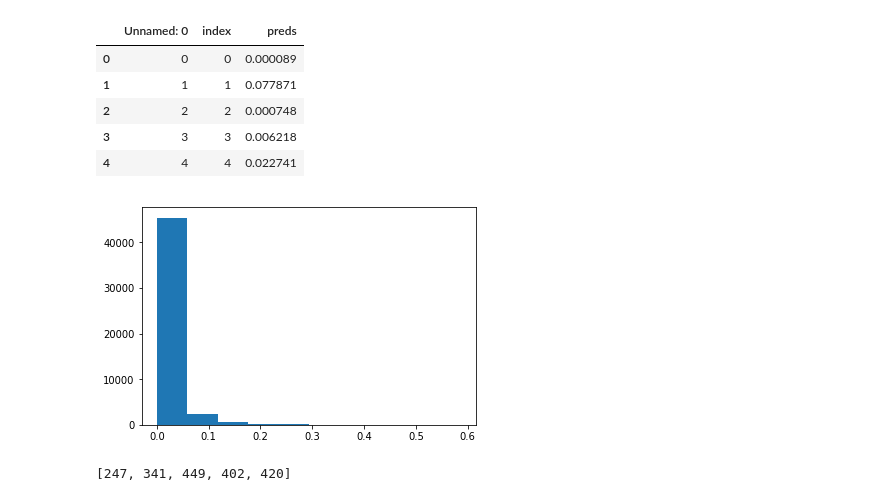
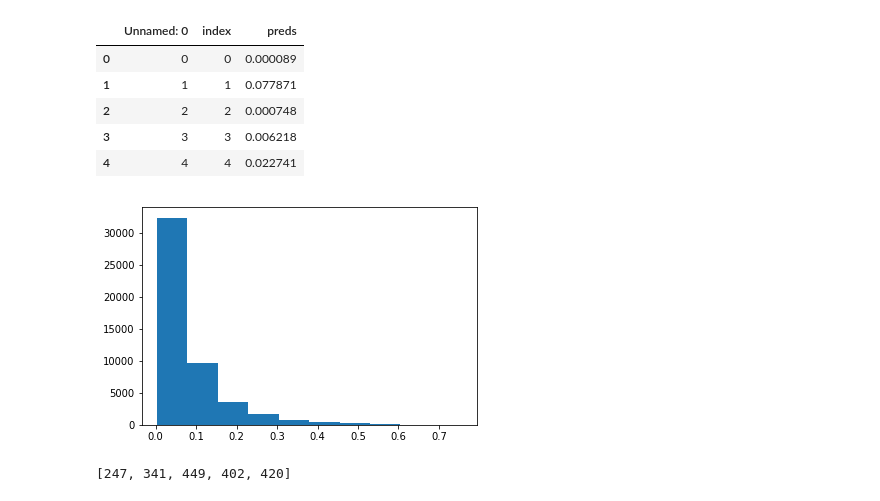
Before and after one commit to afhuertass/kaggle-homecredit, a Jupyter notebook: scripts/basic_lgb.ipynb, the cells around one changed output. Saved outputs shown, nothing was run; the diff lists cells and outputs as text; code cells hidden in the pictures.

```diff
--- a/scripts/basic_lgb.ipynb
+++ b/scripts/basic_lgb.ipynb
@@ -15,0 +16,6 @@ df_test = pd.read_csv("../data/features_test.csv")
+# %%
+cols = [x for x  in list(df_train.columns) if "SK" in x ]
+df_train = df_train.drop( cols , axis = 1 )
+df_test = df_test.drop( cols , axis = 1 )
+print( df_train.shape )
+print(df_test.shape)
@@ -18,7 +27,7 @@ df_labels = pd.read_csv("../data/labels_train.csv" , header = None )
 # %%
 labels_train = df_labels[1].values
 # %%
-df_train = df_train.drop( ["SK_ID_CURR"] , axis = 1 )
+df_train = df_train.drop( ["SK_ID_CURR" , "TARGET"] , axis = 1 )
 test_ids = df_test["SK_ID_CURR"].values
 df_test = df_test.drop( ["SK_ID_CURR"] , axis = 1 )
 # %%
@@ -215,0 +208,3 @@ x_train.shape
+# %%
+ncat = features_train_cat.shape[1]
+ncat
@@ -264,8 +261,8 @@ for s in range(16):
 
         for i, (train_fold, validate) in enumerate(kf):
             X_train, X_validate, label_train, label_validate = X[train_fold, :], X[validate, :], labels_train[train_fold], labels_train[validate]
-            dtrain = lgb.Dataset(X_train, label_train ,  categorical_feature= range(43))
-            dvalid = lgb.Dataset(X_validate, label_validate, reference=dtrain , categorical_feature=range(43))
+            dtrain = lgb.Dataset(X_train, label_train ,  categorical_feature= range(ncat))
+            dvalid = lgb.Dataset(X_validate, label_validate, reference=dtrain , categorical_feature=range(ncat))
             bst = lgb.train(params, dtrain, num_boost_round, valid_sets=dvalid , verbose_eval=100,early_stopping_rounds=100)
             best_trees.append(bst.best_iteration)
             cv_pred += bst.predict(X_test, num_iteration=bst.best_iteration)
@@ -332,8 +329,8 @@ df_preds_nn.head()
 | 3 | 3 | 3 | 0.006218 |
 | 4 | 4 | 4 | 0.022741 |
 # %%
-plt.hist( df_preds_nn["preds"].values)
+plt.hist( preds)
 plt.show()
 # %% [output]
-[figure, old version]
+[figure, new version]
 # %%
```
Also changed, not shown: parts of 25 cells of this notebook, 1 other file.
